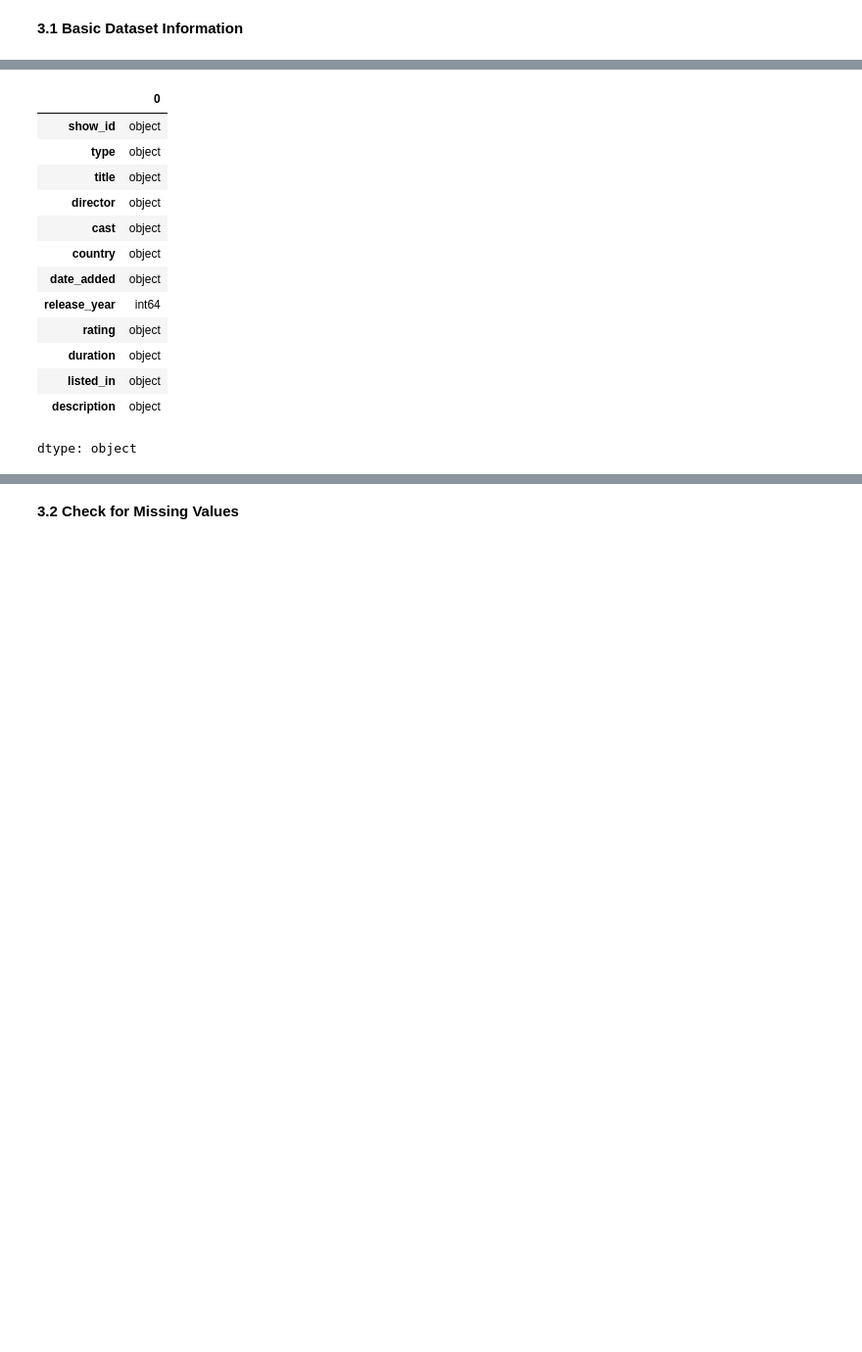
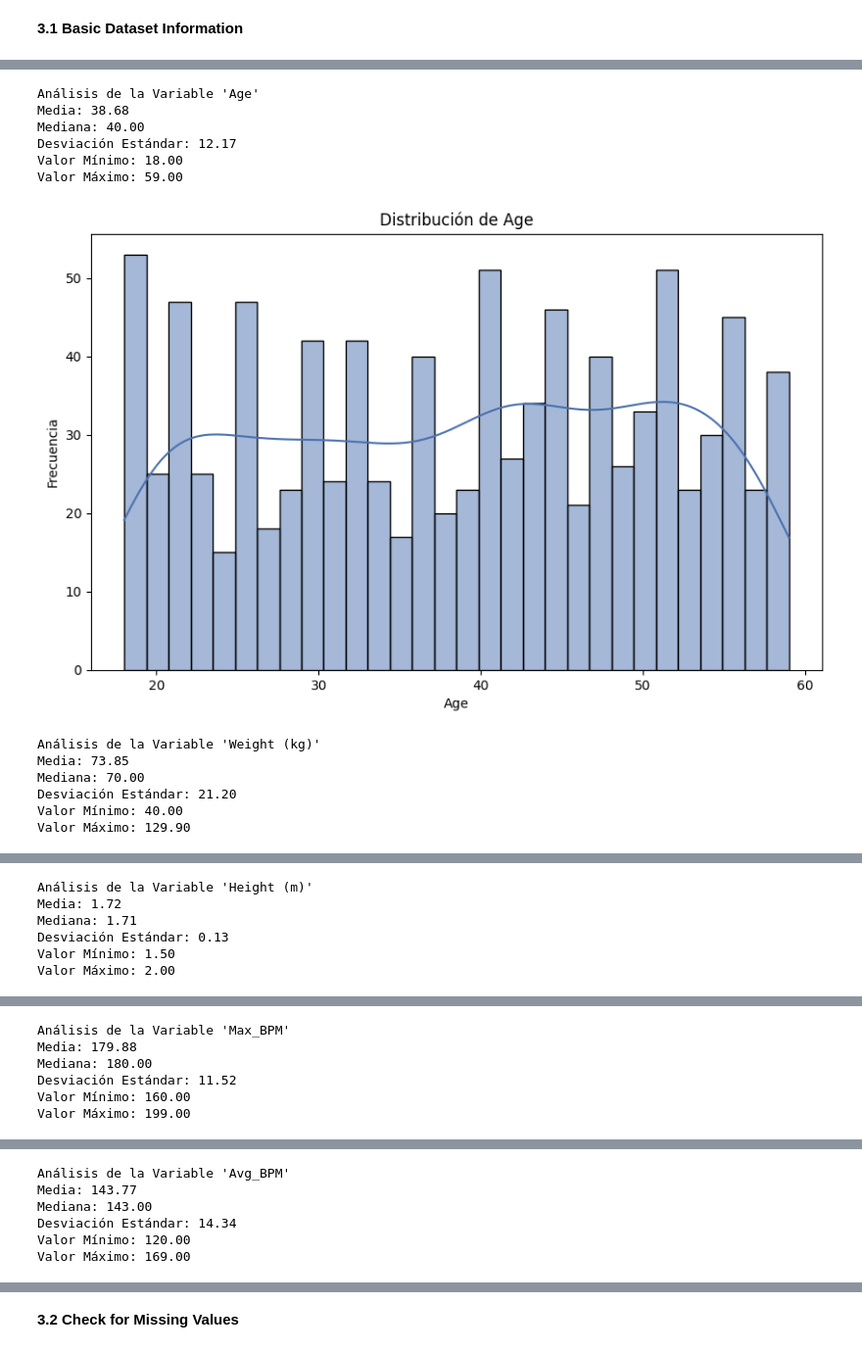
Before and after one commit to leandruko/Proyectos-DA, a Jupyter notebook: Proyecto-1/Project1.ipynb, the cells around one changed output, grey strips where cells are left out. Shown at 98% size. Drawn from its saved outputs; the diff is of its cells as text; code cells hidden in the pictures; blank space fills up the shorter version.

```diff
--- a/Proyecto-1/Project1.ipynb
+++ b/Proyecto-1/Project1.ipynb
@@ -120,18 +92,43 @@ memory usage: 730.2+ KB
-# %%
-# Display data types of each column
-df.dtypes
-# %% [output]
-|  | 0 |
-| show_id | object |
-| type | object |
-| title | object |
-| director | object |
-| cast | object |
-| country | object |
-| date_added | object |
-| release_year | int64 |
-| rating | object |
-| duration | object |
-| listed_in | object |
-| description | object |
-dtype: object
+# %%
+# Función para el análisis univariado de variables cuantitativas
+def analizar_variable_cuantitativa(df, columna):
+    mean = np.mean(df[columna])
+    median = np.median(df[columna])
+    std = np.std(df[columna])
+    min_value = np.min(df[columna])
+    max_value = np.max(df[columna])
+
+    print(f"Análisis de la Variable '{columna}'")
+    print(f"Media: {mean:.2f}")
+    print(f"Mediana: {median:.2f}")
+    print(f"Desviación Estándar: {std:.2f}")
+    print(f"Valor Mínimo: {min_value:.2f}")
+    print(f"Valor Máximo: {max_value:.2f}")
+    print("\n")
+
+    # Visualización de la distribución (Histograma con KDE)
+    plt.figure(figsize=(10, 6))
+    sns.histplot(df[columna], bins=30, kde=True, color='#4C72B0')
+    plt.title(f'Distribución de {columna}')
+    plt.xlabel(columna)
+    plt.ylabel('Frecuencia')
+    plt.show()
+
+# Aplicar la función a todas las columnas numéricas del dataframe
+columnas_cuantitativas = df.select_dtypes(include=['int64', 'float64']).columns
+for columna in columnas_cuantitativas:
+    analizar_variable_cuantitativa(df, columna)
+# %% [output]
+Análisis de la Variable 'Age'
+Media: 38.68
+Mediana: 40.00
+Desviación Estándar: 12.17
+Valor Mínimo: 18.00
+Valor Máximo: 59.00
+[figure, added]
+Análisis de la Variable 'Weight (kg)'
+Media: 73.85
+Mediana: 70.00
+Desviación Estándar: 21.20
+Valor Mínimo: 40.00
+Valor Máximo: 129.90
@@ -137,0 +136,6 @@ dtype: object
+Análisis de la Variable 'Height (m)'
+Media: 1.72
+Mediana: 1.71
+Desviación Estándar: 0.13
+Valor Mínimo: 1.50
+Valor Máximo: 2.00
@@ -137,0 +143,6 @@ dtype: object
+Análisis de la Variable 'Max_BPM'
+Media: 179.88
+Mediana: 180.00
+Desviación Estándar: 11.52
+Valor Mínimo: 160.00
+Valor Máximo: 199.00
@@ -137,0 +150,6 @@ dtype: object
+Análisis de la Variable 'Avg_BPM'
+Media: 143.77
+Mediana: 143.00
+Desviación Estándar: 14.34
+Valor Mínimo: 120.00
+Valor Máximo: 169.00
```
Also changed, not shown: parts of 8 cells of this notebook.
